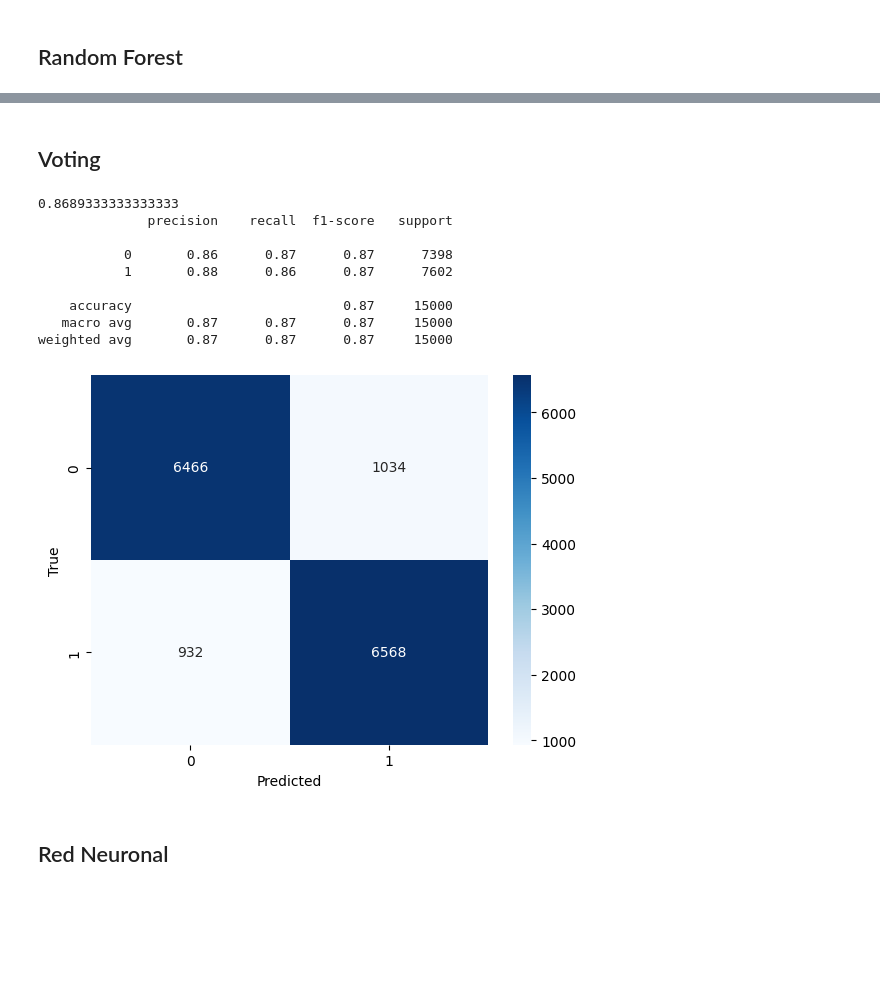
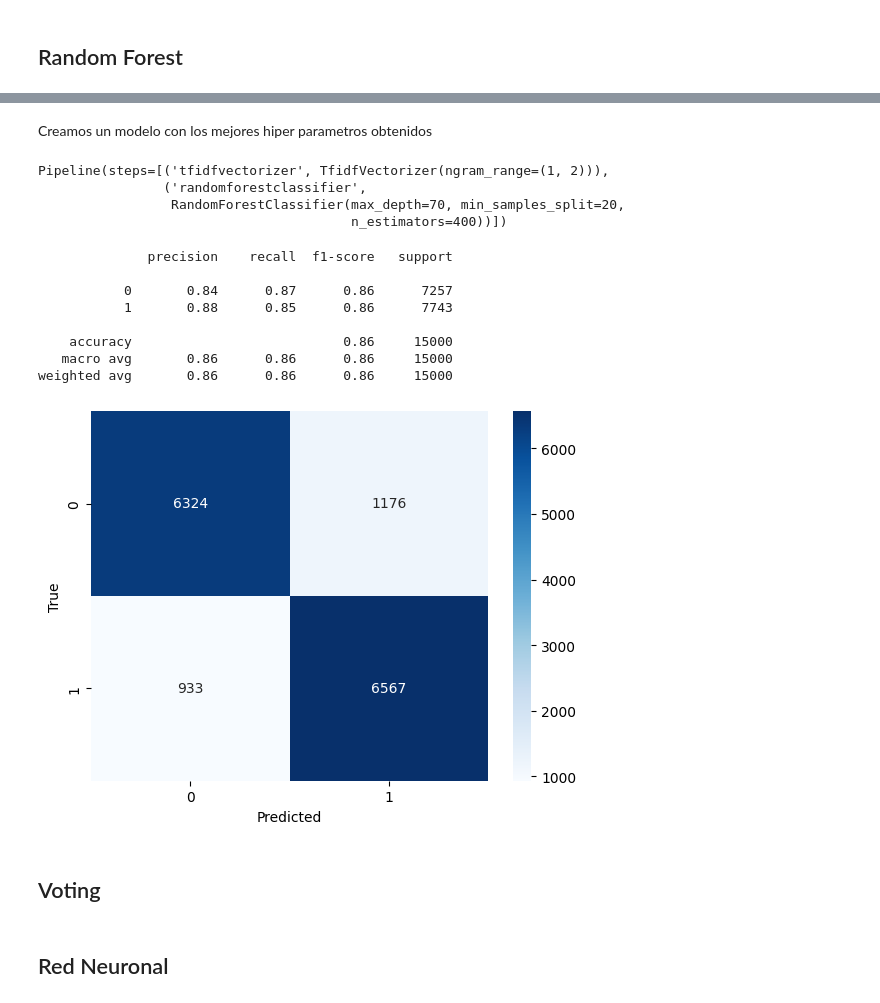
Before and after one commit to franciscoL0pez/TrabajosPracticosOrganizacionDeDatos1C2023, a Jupyter notebook: 7506R-1C2023-GRUPO17.ipynb, the cells around one changed output, grey strips where cells are left out. Saved outputs shown, nothing was run; the diff lists cells and outputs as text; code cells hidden in the pictures; blank space fills up the shorter version.

```diff
--- a/7506R-1C2023-GRUPO17.ipynb
+++ b/7506R-1C2023-GRUPO17.ipynb
@@ -271,3 +309,46 @@ weighted avg       0.84      0.84      0.84     15000
+# %%
+pipe = make_pipeline(TfidfVectorizer(), RandomForestClassifier())
+
+param_grid = {
+    'randomforestclassifiern_estimators': [250,300,400,500],  # Estimadores
+    'randomforestclassifiermax_depth': [40,50,60,70],  # Maxima profundidad
+    'randomforestclassifier__min_samples_split': [10,20,30,40]
+
+}
+
+grid_search = GridSearchCV(pipe, param_grid, cv=5, scoring='f1')
+grid_search.fit(x_train, y_train)
+best_params = grid_search.bestparams
+best_score = grid_search.bestscore
+display(best_params)
+display(best_score)
+# %% [markdown]
+Creamos un modelo con los mejores hiper parametros obtenidos
+# %%
+R_f_H = make_pipeline(TfidfVectorizer(ngram_range =(1, 2)), RandomForestClassifier(max_depth= 70, min_samples_split = 20,n_estimators =400))
+# %%
+#Entrenamos el modelo
+R_f_H.fit(x_train,y_train)
+# %% [output]
+Pipeline(steps=[('tfidfvectorizer', TfidfVectorizer(ngram_range=(1, 2))),
+                ('randomforestclassifier',
+                 RandomForestClassifier(max_depth=70, min_samples_split=20,
+                                        n_estimators=400))])
+# %%
+#Realizamos el predict
+y_pred_R_f_H = R_f_H.predict(x_test)
+# %%
+metricas(y_pred_R_f_H,y_test)
+# %% [output]
+              precision    recall  f1-score   support
+
+           0       0.84      0.87      0.86      7257
+           1       0.88      0.85      0.86      7743
+
+    accuracy                           0.86     15000
+   macro avg       0.86      0.86      0.86     15000
+weighted avg       0.86      0.86      0.86     15000
+[figure, added]
 # %% [markdown]
 ## Voting
 # %%
@@ -280,14 +358,14 @@ from sklearn.metrics import accuracy_score
 # %%
 #Creo clasificadores
-nb_clf = nb_model
-xgb_H_clf = xg_model
-rnd_clf = R_f
+nb_clf = nb_model_h
+xgb_H_clf = xg_model_H
+rnd_clf = R_f_H
 
 
 #Creo ensemble de Votación
 vot_clf = VotingClassifier(estimators = [('xgb', xgb_H_clf), ('rnd', rnd_clf), ('nb', nb_clf)], voting = 'hard')
 
-#Armo conjunto entrenamiento y test 80-20
+#Armo conjunto entrenamiento y test 70-30
 x_train_Vt, x_test_Vt, y_train_Vt, y_test_Vt = train_test_split(df_train_x,
                                                     df_train_y,
                                                     test_size=0.3,  #proporcion 70/30
@@ -300,19 +378,7 @@ vot_clf.fit(x_train_Vt, y_train_Vt)
 
 #Evaluo en conjunto de test
 pred = vot_clf.predict(x_test_Vt)
-print(accuracy_score(y_test_Vt, pred))
 metricas(pred,y_test_Vt)
-# %% [output]
-0.8689333333333333
-              precision    recall  f1-score   support
-
-           0       0.86      0.87      0.87      7398
-           1       0.88      0.86      0.87      7602
-
-    accuracy                           0.87     15000
-   macro avg       0.87      0.87      0.87     15000
-weighted avg       0.87      0.87      0.87     15000
-[figure, removed]
 # %% [markdown]
 ## Red Neuronal
 # %%
```
Also changed, not shown: parts of 41 cells of this notebook, 5 other files.
